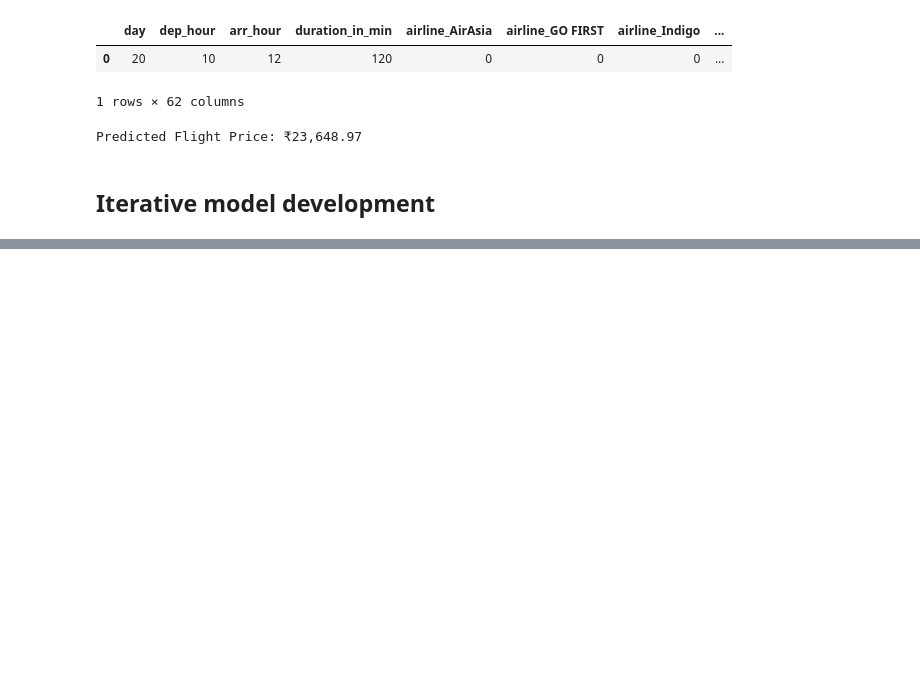
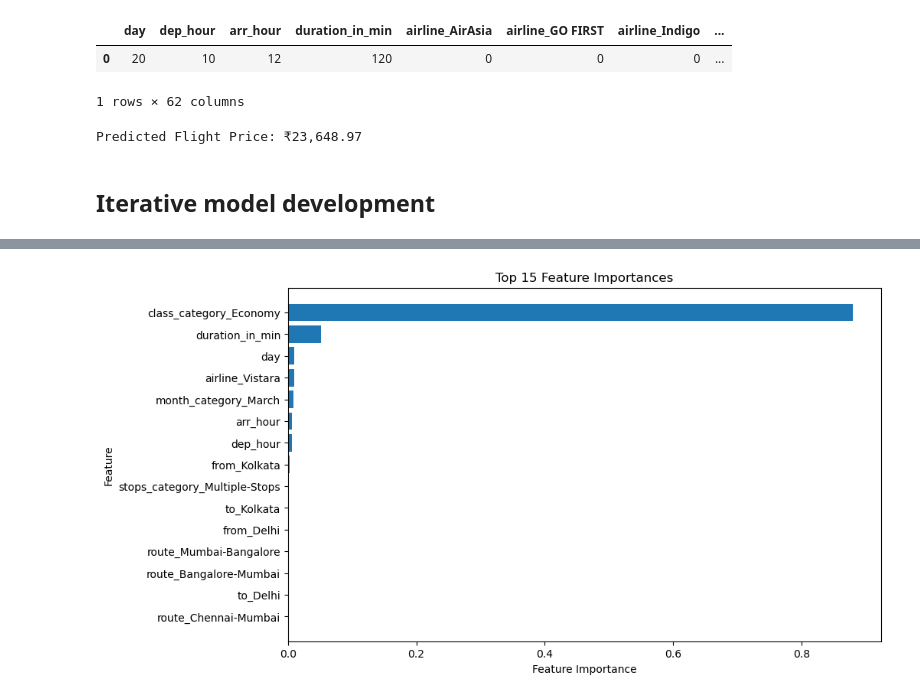
Before and after one commit to trishhh23/mldp, a Jupyter notebook: MLDP Program Codes Submission Template.ipynb, the cells around one changed output, grey strips where cells are left out. Saved outputs shown, nothing was run; the diff lists cells and outputs as text; code cells hidden in the pictures; blank space fills up the shorter version.

```diff
--- a/MLDP Program Codes Submission Template.ipynb
+++ b/MLDP Program Codes Submission Template.ipynb
@@ -1181,3 +1181,29 @@ Predicted Flight Price: ₹23,648.97
 ## Iterative model development
 # %%
 ## Further feature engineering / feature selection
+# %%
+
+# Create a DataFrame containing feature names and their importance scores
+feature_importance = pd.DataFrame({
+    'Feature': X_train.columns,
+    'Importance': rf.feature_importances_
+})
+
+# Sort features by importance (highest to lowest)
+feature_importance = feature_importance.sort_values(
+    by='Importance',
+    ascending=False
+).reset_index(drop=True)
+
+# Round importance values for better readability
+feature_importance['Importance'] = feature_importance['Importance'].round(6)
+
+
+# Display feature importance table
+display(feature_importance)
+
+# Top 10 most important features
+display(feature_importance.head(10))
+
+# Bottom 10 least important features
+display(feature_importance.tail(10))
@@ -1183,0 +1246,15 @@ Predicted Flight Price: ₹23,648.97
+# %%
+##visualise feature importance
+import matplotlib.pyplot as plt
+
+top_features = feature_importance.head(15)
+
+plt.figure(figsize=(10,6))
+plt.barh(top_features['Feature'], top_features['Importance'])
+plt.xlabel('Feature Importance')
+plt.ylabel('Feature')
+plt.title('Top 15 Feature Importances')
+plt.gca().invert_yaxis()
+plt.show()
+# %% [output]
+[figure, added]
```
Also changed, not shown: parts of 12 cells of this notebook.
